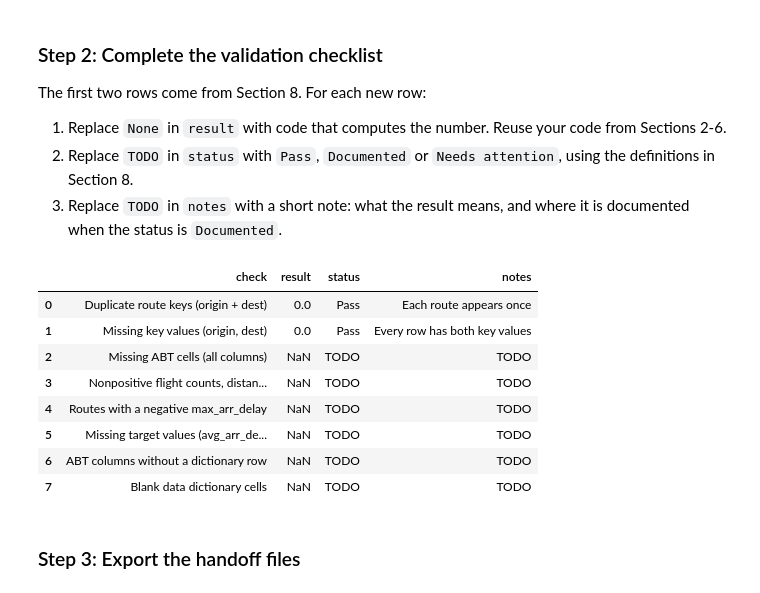
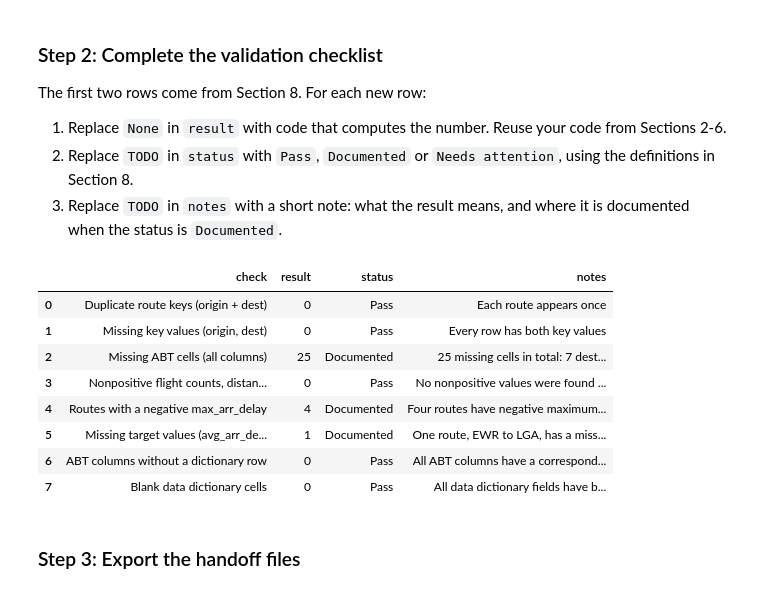
Before and after one commit to diantasmaa/ban6003-week-11-abt-documentation-template, a Jupyter notebook: notebooks/module11_abt_documentation_guided_lab.ipynb, the cells around one changed output. Saved outputs shown, nothing was run; the diff lists cells and outputs as text; code cells hidden in the pictures.

```diff
--- a/notebooks/module11_abt_documentation_guided_lab.ipynb
+++ b/notebooks/module11_abt_documentation_guided_lab.ipynb
@@ -700,31 +729,73 @@ The first two rows come from Section 8. For each new row:
 # %%
 # Offline Assignment, step 2 - complete the validation checklist.
 # Hints:
 # - Missing ABT cells: .isna().sum().sum() on route_abt.
 # - Nonpositive values: add up the three Boolean checks from Section 4.
 # - Negative max_arr_delay: the condition from Your Turn 3, then .sum().
 # - ABT columns without a dictionary row: compare route_abt.columns with data_dictionary["column_name"].
 # - Blank dictionary cells: select doc_fields, .fillna(""), strip whitespace, compare to "", then sum twice.
+
 validation_checklist = pd.DataFrame(checklist_rows + [
-    {"check": "Missing ABT cells (all columns)", "result": None, "status": "TODO", "notes": "TODO"},
-    {"check": "Nonpositive flight counts, distances and air times", "result": None, "status": "TODO", "notes": "TODO"},
-    {"check": "Routes with a negative max_arr_delay", "result": None, "status": "TODO", "notes": "TODO"},
-    {"check": "Missing target values (avg_arr_delay)", "result": None, "status": "TODO", "notes": "TODO"},
-    {"check": "ABT columns without a dictionary row", "result": None, "status": "TODO", "notes": "TODO"},
-    {"check": "Blank data dictionary cells", "result": None, "status": "TODO", "notes": "TODO"},
+    {
+        "check": "Missing ABT cells (all columns)",
+        "result": route_abt.isna().sum().sum(),
+        "status": "Documented",
+        "notes": "25 missing cells in total: 7 destination airport names, 7 latitude values, 7 longitude values, and 4 missing delay or air time values."
+    },
+    {
+        "check": "Nonpositive flight counts, distances and air times",
+        "result": (
+            (route_abt["flight_count"] <= 0).sum()
+            + (route_abt["avg_distance"] <= 0).sum()
+            + (route_abt["avg_air_time"] <= 0).sum()
+        ),
+        "status": "Pass",
+        "notes": "No nonpositive values were found in these columns."
+    },
+    {
+        "check": "Routes with a negative max_arr_delay",
+        "result": (route_abt["max_arr_delay"] < 0).sum(),
+        "status": "Documented",
+        "notes": "Four routes have negative maximum delays, meaning their flights arrived early; documented in the data dictionary."
+    },
+    {
+        "check": "Missing target values (avg_arr_delay)",
+        "result": route_abt["avg_arr_delay"].isna().sum(),
+        "status": "Documented",
+        "notes": "One route, EWR to LGA, has a missing target because its only flight was cancelled."
+    },
+    {
+        "check": "ABT columns without a dictionary row",
+        "result": len(set(route_abt.columns) - set(data_dictionary["column_name"])),
+        "status": "Pass",
+        "notes": "All ABT columns have a corresponding data dictionary row."
+    },
+    {
+        "check": "Blank data dictionary cells",
+        "result": (
+            data_dictionary[doc_fields]
+            .fillna("")
+            .apply(lambda column: column.str.strip())
+            .eq("")
+            .sum()
+            .sum()
+        ),
+        "status": "Pass",
+        "notes": "All data dictionary fields have been completed."
+    },
 ])
 
 validation_checklist
 # %% [output]
 |  | check | result | status | notes |
-| 0 | Duplicate route keys (origin + dest) | 0.0 | Pass | Each route appears once |
-| 1 | Missing key values (origin, dest) | 0.0 | Pass | Every row has both key values |
-| 2 | Missing ABT cells (all columns) | NaN | TODO | TODO |
-| 3 | Nonpositive flight counts, distan... | NaN | TODO | TODO |
-| 4 | Routes with a negative max_arr_delay | NaN | TODO | TODO |
-| 5 | Missing target values (avg_arr_de... | NaN | TODO | TODO |
-| 6 | ABT columns without a dictionary row | NaN | TODO | TODO |
-| 7 | Blank data dictionary cells | NaN | TODO | TODO |
+| 0 | Duplicate route keys (origin + dest) | 0 | Pass | Each route appears once |
+| 1 | Missing key values (origin, dest) | 0 | Pass | Every row has both key values |
+| 2 | Missing ABT cells (all columns) | 25 | Documented | 25 missing cells in total: 7 dest... |
+| 3 | Nonpositive flight counts, distan... | 0 | Pass | No nonpositive values were found ... |
+| 4 | Routes with a negative max_arr_delay | 4 | Documented | Four routes have negative maximum... |
+| 5 | Missing target values (avg_arr_de... | 1 | Documented | One route, EWR to LGA, has a miss... |
+| 6 | ABT columns without a dictionary row | 0 | Pass | All ABT columns have a correspond... |
+| 7 | Blank data dictionary cells | 0 | Pass | All data dictionary fields have b... |
 # %% [markdown]
 ### Step 3: Export the handoff files
 # %%
```
Also changed, not shown: parts of 6 cells of this notebook, 1 other file.
